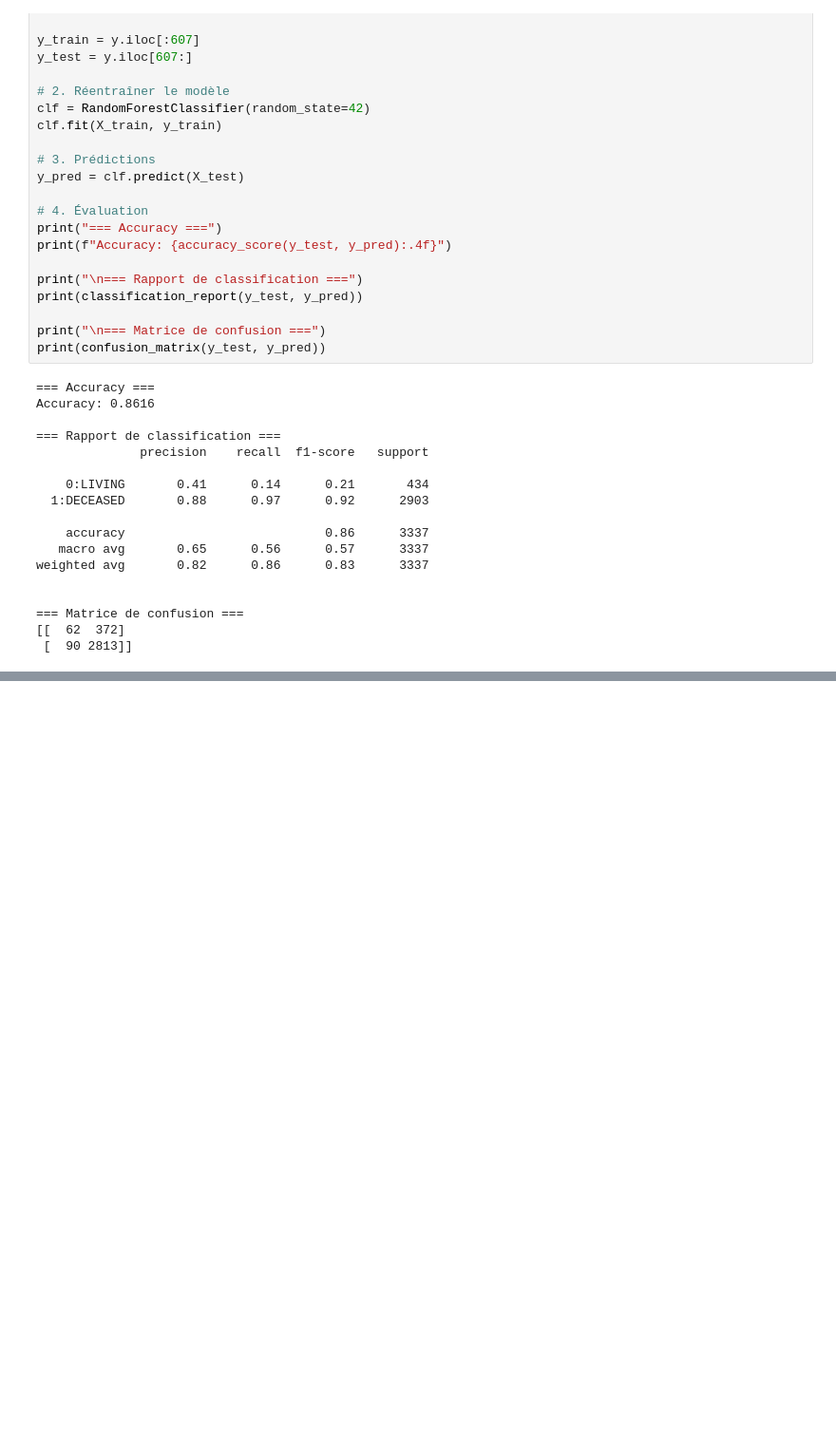
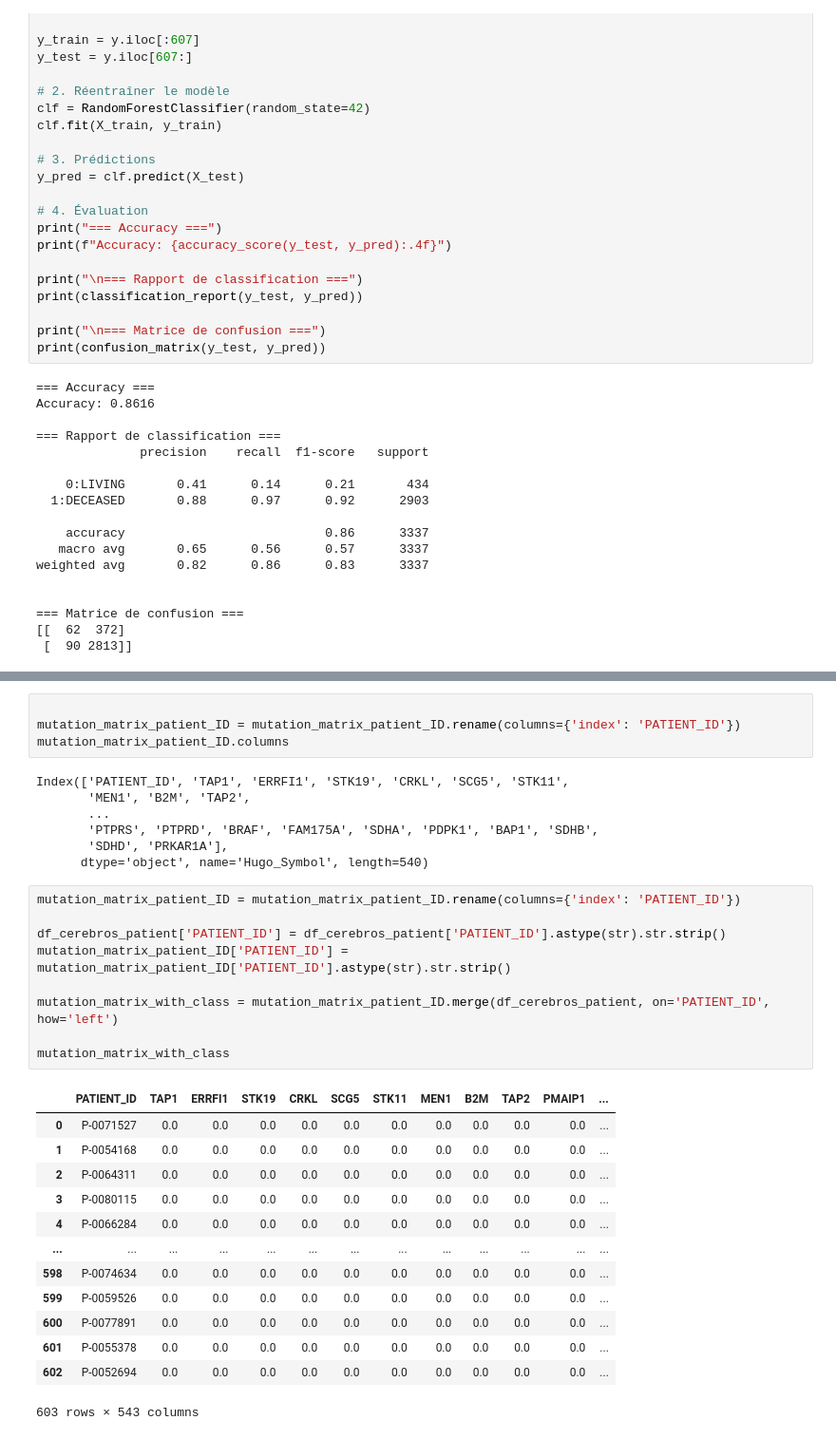
Before and after one commit to Ouiam-lhj/internship_CerebrospinalFluidCirculatingTumor, a Jupyter notebook: CerebrospinalFluidCirculatingTumor.ipynb, the cells around one changed output, grey strips where cells are left out. Shown at 95% size. Saved outputs shown, nothing was run; the diff lists cells and outputs as text; blank space fills up the shorter version.

```diff
--- a/CerebrospinalFluidCirculatingTumor.ipynb
+++ b/CerebrospinalFluidCirculatingTumor.ipynb
@@ -471,0 +500,34 @@ Accuracy: 0.8245
+# %%
+
+mutation_matrix_patient_ID = mutation_matrix_patient_ID.rename(columns={'index': 'PATIENT_ID'})
+mutation_matrix_patient_ID.columns
+# %% [output]
+Index(['PATIENT_ID', 'TAP1', 'ERRFI1', 'STK19', 'CRKL', 'SCG5', 'STK11',
+       'MEN1', 'B2M', 'TAP2',
+       ...
+       'PTPRS', 'PTPRD', 'BRAF', 'FAM175A', 'SDHA', 'PDPK1', 'BAP1', 'SDHB',
+       'SDHD', 'PRKAR1A'],
+      dtype='object', name='Hugo_Symbol', length=540)
+# %%
+mutation_matrix_patient_ID = mutation_matrix_patient_ID.rename(columns={'index': 'PATIENT_ID'})
+
+df_cerebros_patient['PATIENT_ID'] = df_cerebros_patient['PATIENT_ID'].astype(str).str.strip()
+mutation_matrix_patient_ID['PATIENT_ID'] = mutation_matrix_patient_ID['PATIENT_ID'].astype(str).str.strip()
+
+mutation_matrix_with_class = mutation_matrix_patient_ID.merge(df_cerebros_patient, on='PATIENT_ID', how='left')
+
+mutation_matrix_with_class
+# %% [output]
+|  | PATIENT_ID | TAP1 | ERRFI1 | STK19 | CRKL | SCG5 | STK11 | MEN1 | B2M | TAP2 | PMAIP1 | ... |
+| 0 | P-0071527 | 0.0 | 0.0 | 0.0 | 0.0 | 0.0 | 0.0 | 0.0 | 0.0 | 0.0 | 0.0 | ... |
+| 1 | P-0054168 | 0.0 | 0.0 | 0.0 | 0.0 | 0.0 | 0.0 | 0.0 | 0.0 | 0.0 | 0.0 | ... |
+| 2 | P-0064311 | 0.0 | 0.0 | 0.0 | 0.0 | 0.0 | 0.0 | 0.0 | 0.0 | 0.0 | 0.0 | ... |
+| 3 | P-0080115 | 0.0 | 0.0 | 0.0 | 0.0 | 0.0 | 0.0 | 0.0 | 0.0 | 0.0 | 0.0 | ... |
+| 4 | P-0066284 | 0.0 | 0.0 | 0.0 | 0.0 | 0.0 | 0.0 | 0.0 | 0.0 | 0.0 | 0.0 | ... |
+| ... | ... | ... | ... | ... | ... | ... | ... | ... | ... | ... | ... | ... |
+| 598 | P-0074634 | 0.0 | 0.0 | 0.0 | 0.0 | 0.0 | 0.0 | 0.0 | 0.0 | 0.0 | 0.0 | ... |
+| 599 | P-0059526 | 0.0 | 0.0 | 0.0 | 0.0 | 0.0 | 0.0 | 0.0 | 0.0 | 0.0 | 0.0 | ... |
+| 600 | P-0077891 | 0.0 | 0.0 | 0.0 | 0.0 | 0.0 | 0.0 | 0.0 | 0.0 | 0.0 | 0.0 | ... |
+| 601 | P-0055378 | 0.0 | 0.0 | 0.0 | 0.0 | 0.0 | 0.0 | 0.0 | 0.0 | 0.0 | 0.0 | ... |
+| 602 | P-0052694 | 0.0 | 0.0 | 0.0 | 0.0 | 0.0 | 0.0 | 0.0 | 0.0 | 0.0 | 0.0 | ... |
+603 rows × 543 columns
```
Also changed, not shown: parts of 18 cells of this notebook.
